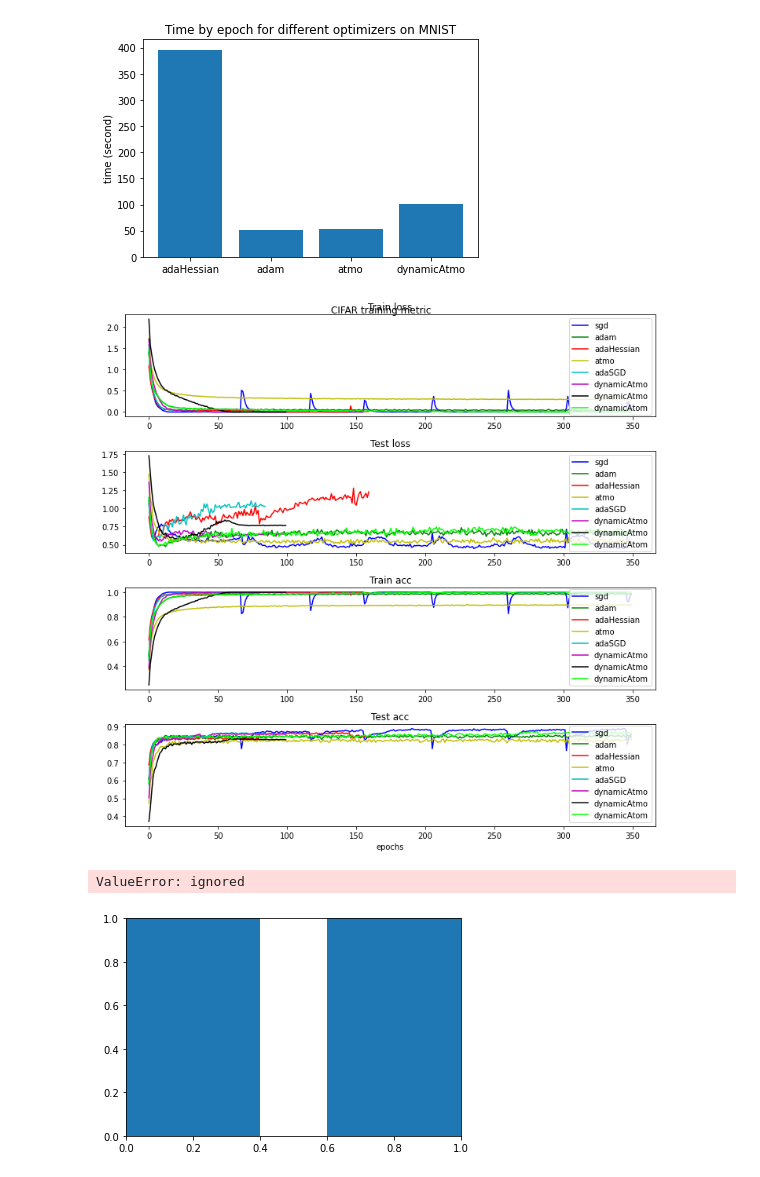
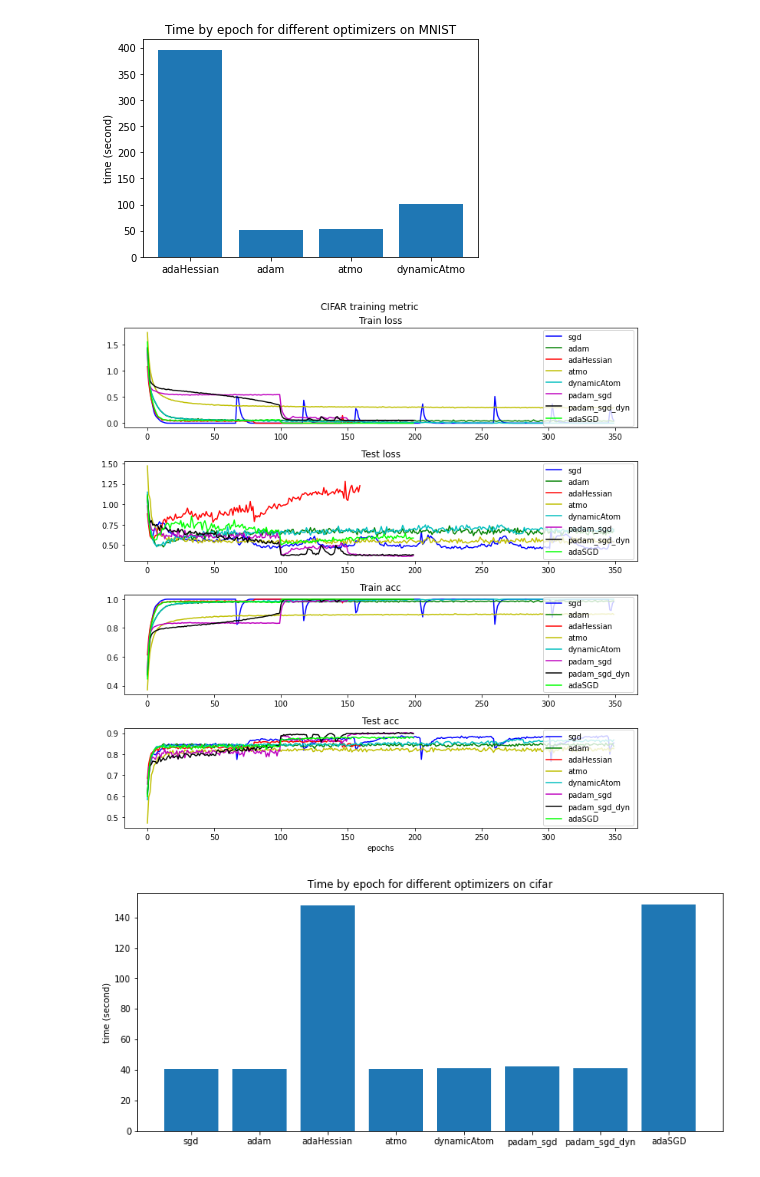
Before and after one commit to louisPoulain/OptiForML2022, a Jupyter notebook: result_visualization.ipynb, the cells around one changed output. Saved outputs shown, nothing was run; the diff lists cells and outputs as text; code cells hidden in the pictures.

Commit message:
add all the plots

```diff
--- a/result_visualization.ipynb
+++ b/result_visualization.ipynb
@@ -130,36 +137,38 @@ for filename in filenames:
     axis[3].plot(test_acc, color[i], label=history["optimizer"])
     time_epoch[history["optimizer"]] = history["time_epoch"]
     i = i+1
+time_epoch['adaHessian'] = time_epoch['adaHessian'][-1]
+
 axis[0].set_title("Train loss")
 axis[1].set_title("Test loss")
 axis[2].set_title("Train acc")
 axis[3].set_title("Test acc")
 axis[3].set_xlabel("epochs")
-axis[0].legend(loc="upper right")
-axis[1].legend(loc="upper right")
-axis[2].legend(loc="lower right")
-axis[3].legend(loc="lower right")
-figure.suptitle("CIFAR training metric")
+axis[0].legend(loc="right")
+axis[1].legend(loc="right")
+axis[2].legend(loc="right")
+axis[3].legend(loc="right")
+figure.suptitle("CIFAR training metric", y = 1.01)
 figure.tight_layout()
-plt.savefig(os.path.join(FIGURE_DIR, 'CIFAR_training_metric'))
+plt.savefig(os.path.join(FIGURE_DIR, 'CIFAR_training_metric_best'))
 plt.show()
 # %% [output]
-[figure, old version]
+[figure, new version]
 # %%
 # time by epoch for cifar
 optimizers = []
 times = []
 for optimizer, time in time_epoch.items():
     optimizers.append(optimizer)
     times.append(time)
-plt.bar([i for i in range(len(optimizers))], height=times, tick_label=optimizers)
-plt.ylabel("time (second)")
-plt.title("Time by epoch for different optimizers on cifar")
+figure, axis = plt.subplots(1, 1, figsize=(12,5))
+axis.bar([i for i in range(len(optimizers))], height=times, tick_label=optimizers)
+axis.set_ylabel("time (second)")
+axis.set_title("Time by epoch for different optimizers on cifar")
 plt.savefig(os.path.join(FIGURE_DIR, 'time_epoch_cifar'))
 plt.show()
 # %% [output]
-ValueError: ignored
-[figure, old version]
+[figure, new version]
 # %%
 !git config --global user.email "arthur.nussbaumer@epfl.ch"
 !git config --global user.name "anussbau"
```
Also changed, not shown: parts of 4 cells of this notebook, 17 other files.
